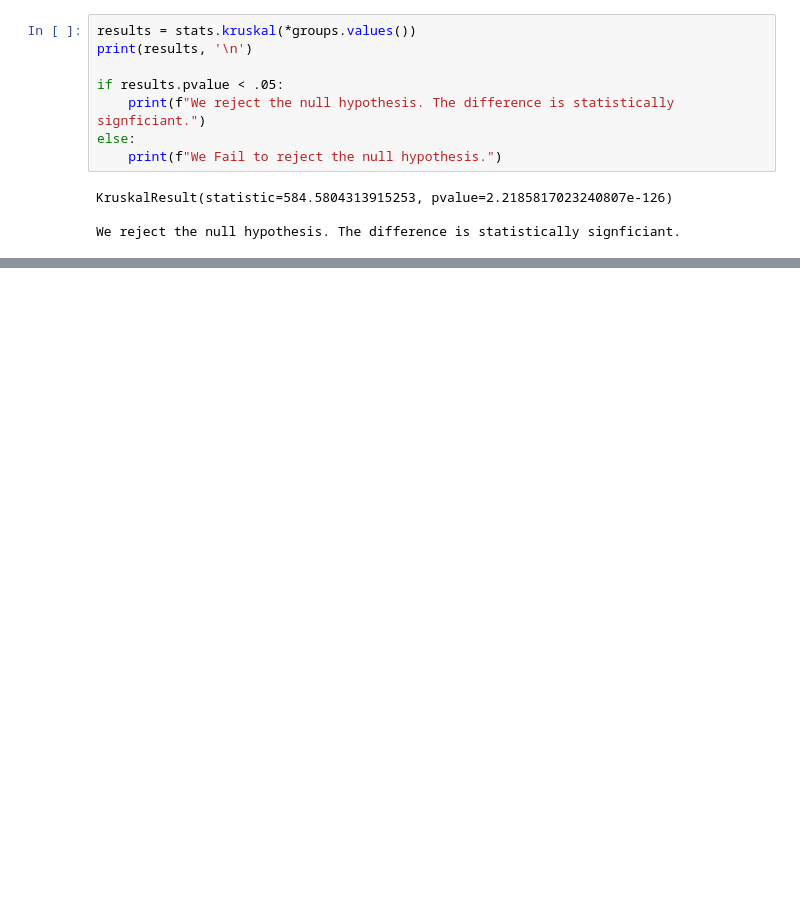
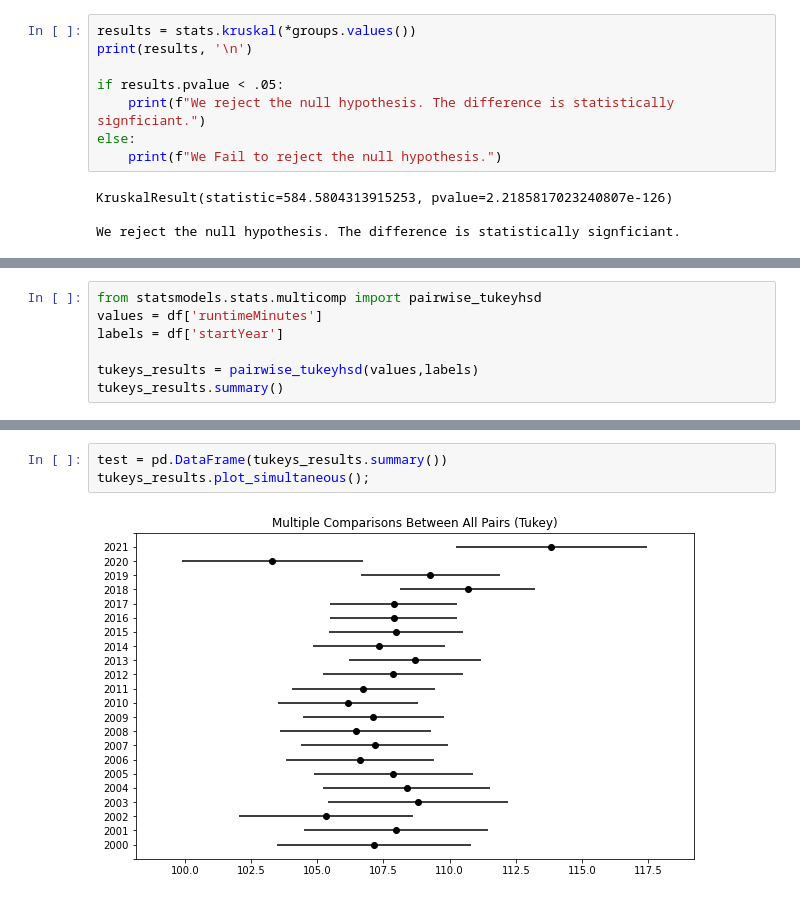
Before and after one commit to msmccann10/PP-movie-database-and-analysis, a Jupyter notebook: 05_Hypothesis_Testing.ipynb, the cells around one changed output, grey strips where cells are left out. Saved outputs shown, nothing was run; the diff lists cells and outputs as text; blank space fills up the shorter version.

```diff
--- a/05_Hypothesis_Testing.ipynb
+++ b/05_Hypothesis_Testing.ipynb
@@ -233,0 +471,7 @@ Text(0.5, 1.0, 'Average Charge by Region')
+# %%
+from statsmodels.stats.multicomp import pairwise_tukeyhsd
+values = df['runtimeMinutes']
+labels = df['startYear']
+
+tukeys_results = pairwise_tukeyhsd(values,labels)
+tukeys_results.summary()
@@ -233,0 +496,5 @@ Text(0.5, 1.0, 'Average Charge by Region')
+# %%
+test = pd.DataFrame(tukeys_results.summary())
+tukeys_results.plot_simultaneous();
+# %% [output]
+[figure, added]
```
Also changed, not shown: parts of 64 cells of this notebook, 2 other files.
